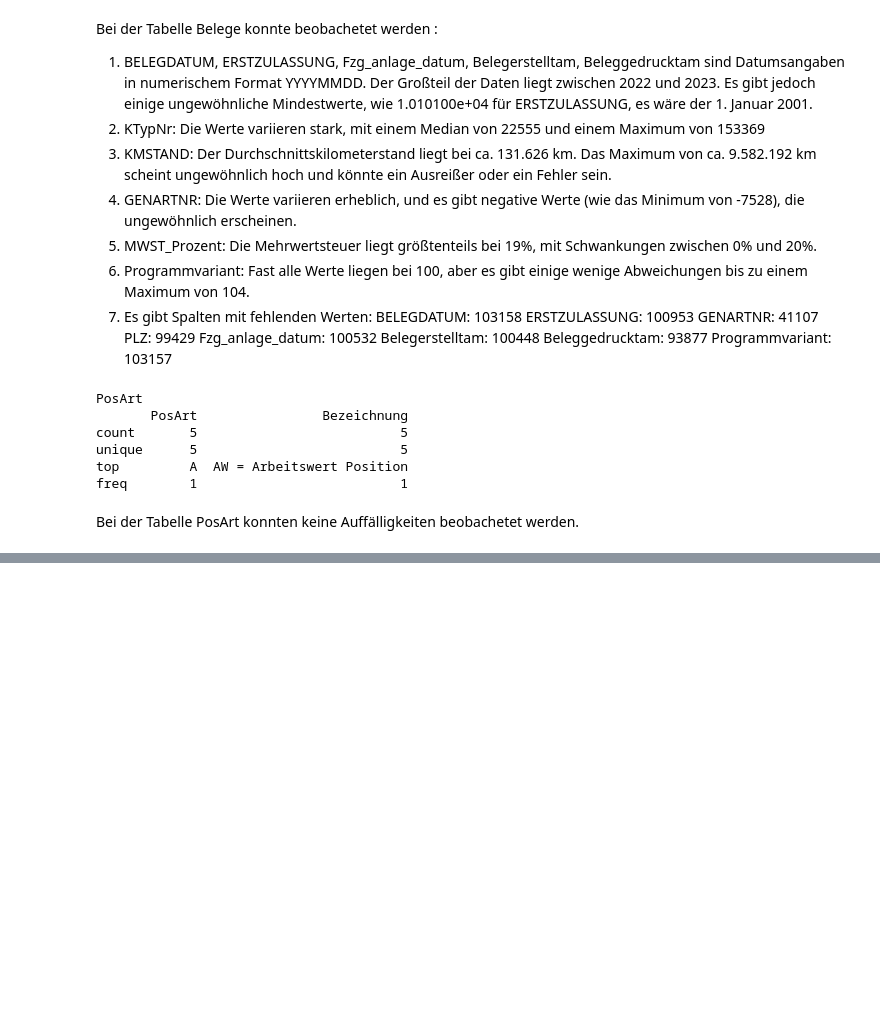
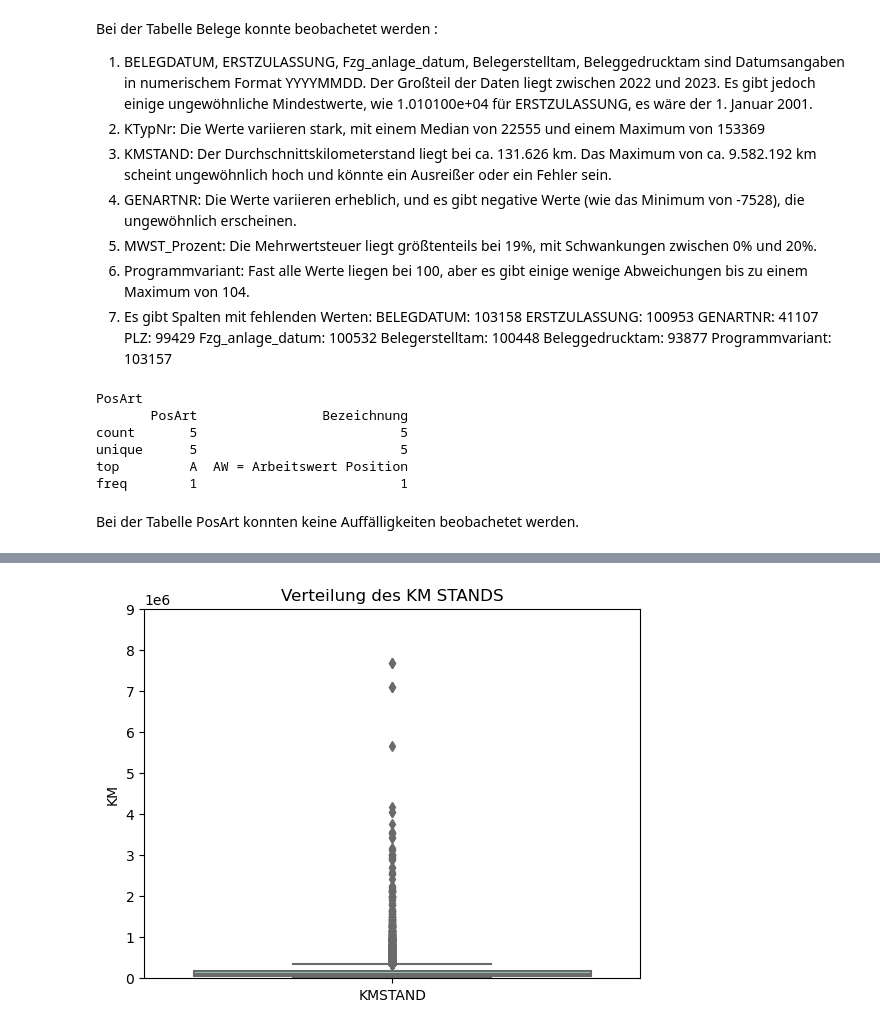
Before and after one commit to William-Zhang-26/BI-Analytics-Topmotive, a Jupyter notebook: Projekt_Topmotive.ipynb, the cells around one changed output, grey strips where cells are left out. Drawn from its saved outputs; the diff is of its cells as text; code cells hidden in the pictures; blank space fills up the shorter version.

```diff
--- a/Projekt_Topmotive.ipynb
+++ b/Projekt_Topmotive.ipynb
@@ -142,0 +410,12 @@ Bei der Tabelle PosArt konnten keine Auffälligkeiten beobachetet werden.
+# %%
+
+# Erstellung des Boxplots für 'Menge' und 'EKPreis'
+sns.boxplot(data=df_Belege[['KMSTAND']], palette='Set3')
+plt.title('Verteilung des KM STANDS')
+plt.ylabel('KM')
+plt.ylim(0, 9000000)
+
+
+plt.show()
+# %% [output]
+[figure, added]
```
Also changed, not shown: parts of 26 cells of this notebook.
